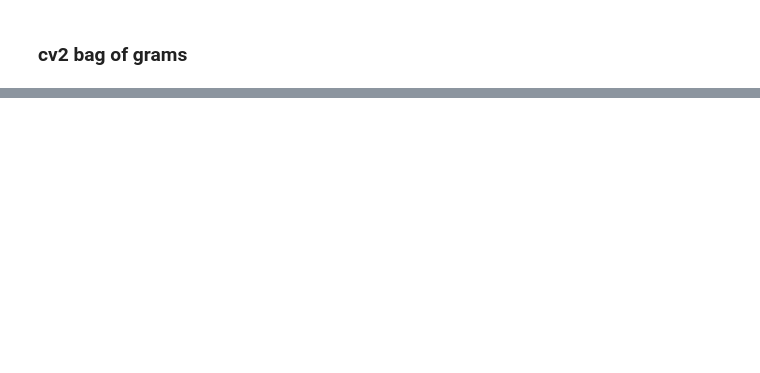
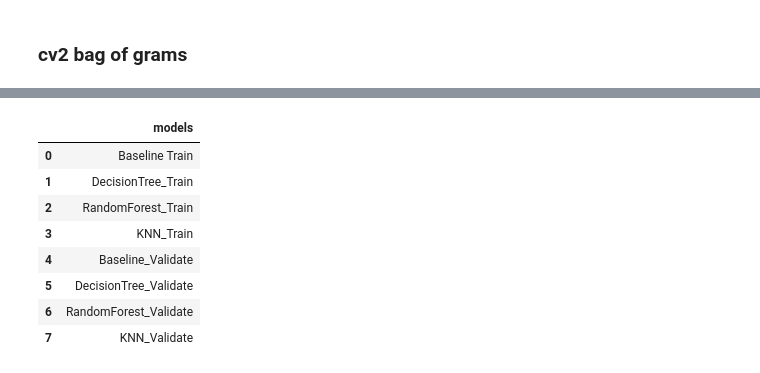
Before and after one commit to NLP-Project-Burton-Yuvia-Yvette/NLP-Project, a Jupyter notebook: Yvettes_notebook.ipynb, the cells around one changed output, grey strips where cells are left out. Cells and saved outputs as stored; diff of their text form; code cells hidden in the pictures; blank space fills up the shorter version.

Commit message:
add models

```diff
--- a/Yvettes_notebook.ipynb
+++ b/Yvettes_notebook.ipynb
@@ -334,3 +274,16 @@ Name: language, dtype: int64
+# %%
+# acquire readme data
+df = pd.read_csv('readme_df.csv')
+# %%
+# cleaning data
+df = p.data_prep(df)
+
+# prepare text for exploration
+df = p.text_prep(df)
+
+
+# split data: train, validate and test
+train, validate, test = p.split_data(df, 'language')
 # %% [markdown]
 # Split data
 # %%
@@ -837,0 +706,36 @@ dtype: float64
+# %%
+models = ['Baseline Train', 'DecisionTree_Train', 'RandomForest_Train','KNN_Train','Baseline_Validate', 'DecisionTree_Validate', 'RandomForest_Validate','KNN_Validate']
+def make_stats_df():
+    '''
+    Function creates dataframe for results of pearsonsr statistical
+    test for all features.
+    '''
+    evaluate_df = pd.DataFrame()
+    evaluate_df['models'] = models
+    return evaluate_df
+
+def final_eval(train, validate, evaluate_df):
+    base_train = baseline_mean_errors(train,validate)
+    simp_train = lm_errors(train)
+    gen_train = glm_errors(train)
+    base_val = baseline_mean_errors(train,validate)
+    simp_val = lm_errors(validate)
+    gen_val = glm_errors(validate)
+
+
+    scores = [base_train, simp_train, gen_train, base_val, simp_val, gen_val]
+    evaluate_df['RMSE']=scores
+
+    return evaluate_df
+# %%
+make_stats_df()
+# %% [output]
+|  | models |
+| 0 | Baseline Train |
+| 1 | DecisionTree_Train |
+| 2 | RandomForest_Train |
+| 3 | KNN_Train |
+| 4 | Baseline_Validate |
+| 5 | DecisionTree_Validate |
+| 6 | RandomForest_Validate |
+| 7 | KNN_Validate |
```
Also changed, not shown: parts of 65 cells of this notebook.
